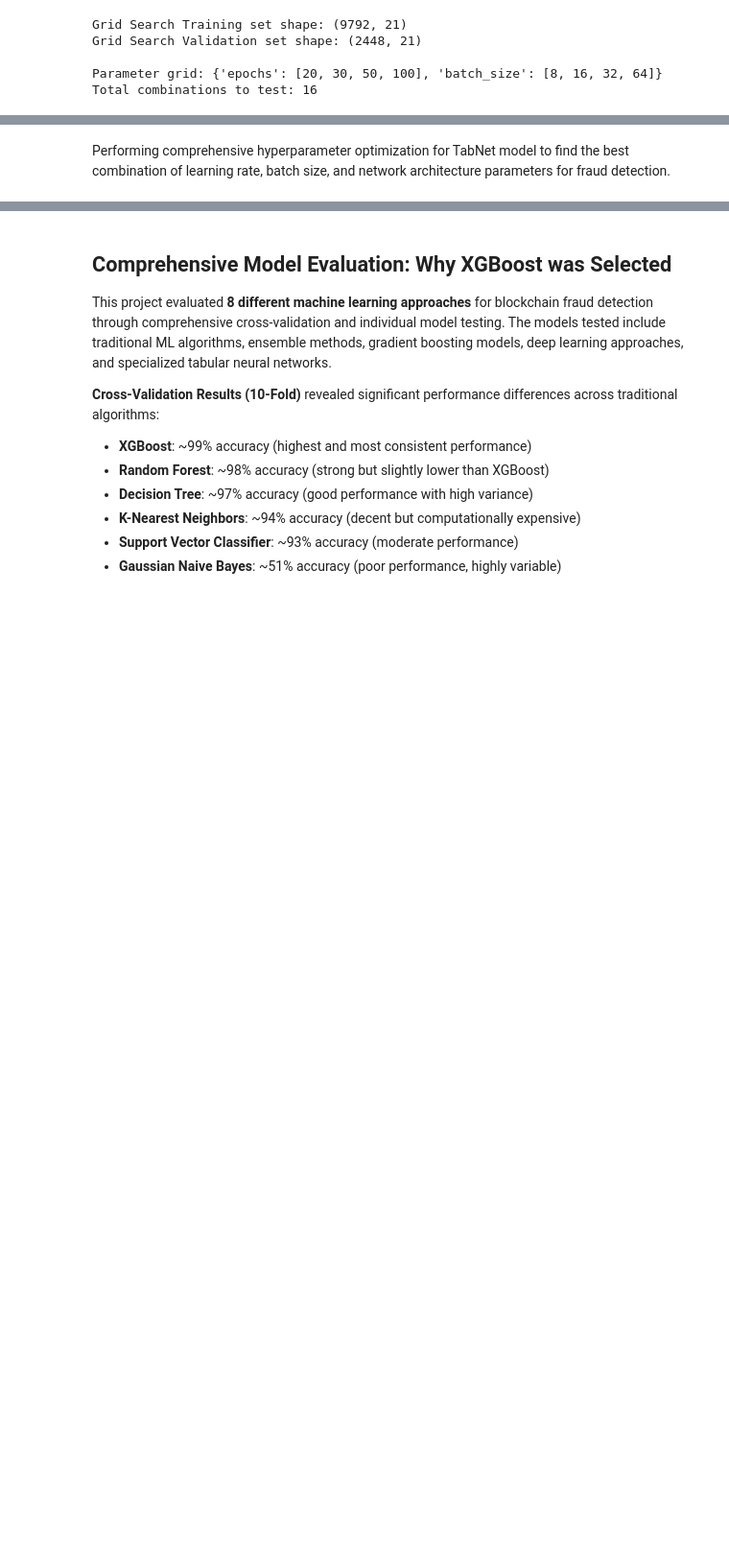
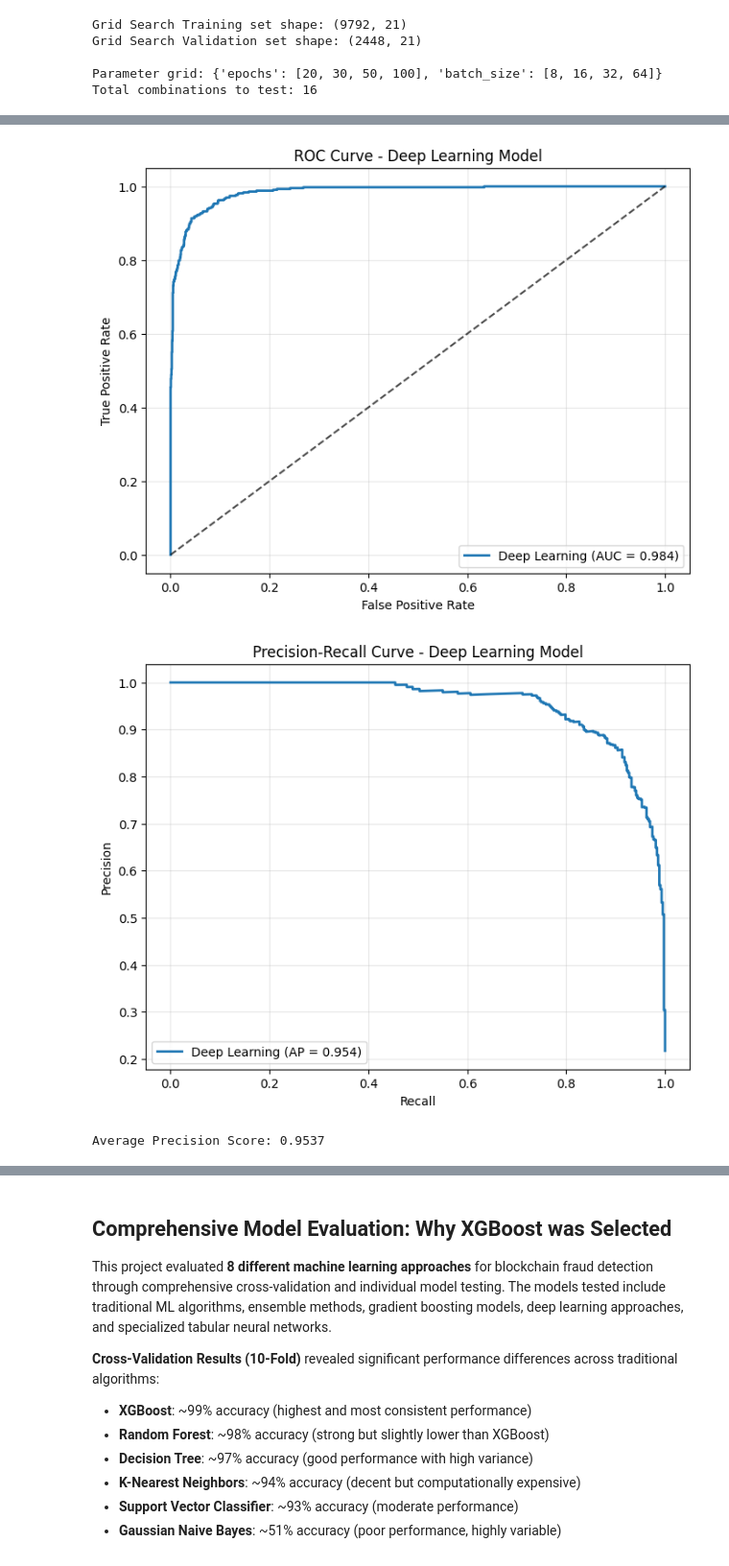
Before and after one commit to samariwa/wallet-detection2, a Jupyter notebook: Abioye.ipynb, the cells around one changed output, grey strips where cells are left out. Shown at 96% size. Cells and saved outputs as stored; diff of their text form; code cells hidden in the pictures; blank space fills up the shorter version.

```diff
--- a/Abioye.ipynb
+++ b/Abioye.ipynb
@@ -780,2 +993,75 @@ Final Validation Accuracy: 0.9363
-# %% [markdown]
-Performing comprehensive hyperparameter optimization for TabNet model to find the best combination of learning rate, batch size, and network architecture parameters for fraud detection.
+# %%
+# -------------------------------
+# Deep Learning Model Evaluation
+# -------------------------------
+
+# Prepare test data for evaluation
+norm_test_f = norm.transform(X_test)
+
+# Make predictions
+y_pred_proba = model.predict(norm_test_f).flatten()  # Get probability scores
+y_pred = (y_pred_proba >= 0.5).astype(int)  # Convert to binary predictions
+
+
+from sklearn.metrics import precision_score, recall_score, f1_score
+
+print("=== Deep Learning Model Performance ===")
+print(f"Accuracy: {accuracy_score(y_test, y_pred):.4f}")
+print(f"Precision: {precision_score(y_test, y_pred):.4f}")
+print(f"Recall: {recall_score(y_test, y_pred):.4f}")
+print(f"F1-Score: {f1_score(y_test, y_pred):.4f}")
+print(f"ROC-AUC: {roc_auc_score(y_test, y_pred_proba):.4f}")
+
+print("\nClassification Report:")
+print(classification_report(y_test, y_pred, digits=4))
+
+# Confusion Matrix
+cm = confusion_matrix(y_test, y_pred)
+print("\nConfusion Matrix:")
+print(cm)
+
+# Class-specific metrics
+tn, fp, fn, tp = cm.ravel()
+print(f"\nDetailed Metrics:")
+print(f"True Negatives: {tn}")
+print(f"False Positives: {fp}")
+print(f"False Negatives: {fn}")
+print(f"True Positives: {tp}")
+print(f"Fraud Detection Rate (Sensitivity): {tp/(tp+fn):.4f}")
+print(f"Specificity: {tn/(tn+fp):.4f}")
+print(f"False Positive Rate: {fp/(fp+tn):.4f}")
+print(f"False Negative Rate: {fn/(fn+tp):.4f}")
+
+# -------------------------------
+# ROC Curve Visualization
+# -------------------------------
+fpr, tpr, _ = roc_curve(y_test, y_pred_proba)
+plt.figure(figsize=(8, 6))
+plt.plot(fpr, tpr, label=f"Deep Learning (AUC = {roc_auc_score(y_test, y_pred_proba):.3f})", linewidth=2)
+plt.plot([0, 1], [0, 1], 'k--', alpha=0.7)
+plt.xlabel("False Positive Rate")
+plt.ylabel("True Positive Rate")
+plt.title("ROC Curve - Deep Learning Model")
+plt.legend(loc="lower right")
+plt.grid(True, alpha=0.3)
+plt.show()
+
+# -------------------------------
+# Precision-Recall Curve
+# -------------------------------
+from sklearn.metrics import precision_recall_curve, average_precision_score
+
+precision_vals, recall_vals, _ = precision_recall_curve(y_test, y_pred_proba)
+avg_precision = average_precision_score(y_test, y_pred_proba)
+
+plt.figure(figsize=(8, 6))
+plt.plot(recall_vals, precision_vals, label=f"Deep Learning (AP = {avg_precision:.3f})", linewidth=2)
+plt.xlabel("Recall")
+plt.ylabel("Precision")
+plt.title("Precision-Recall Curve - Deep Learning Model")
+plt.legend(loc="lower left")
+plt.grid(True, alpha=0.3)
+plt.show()
+
+print(f"\nAverage Precision Score: {avg_precision:.4f}")
+# %% [output]
@@ -781,0 +1085,3 @@ Performing comprehensive hyperparameter optimization for TabNet model to find th
+[figure, added]
+[figure, added]
+Average Precision Score: 0.9537
```
Also changed, not shown: parts of 24 cells of this notebook, 5 other files.
